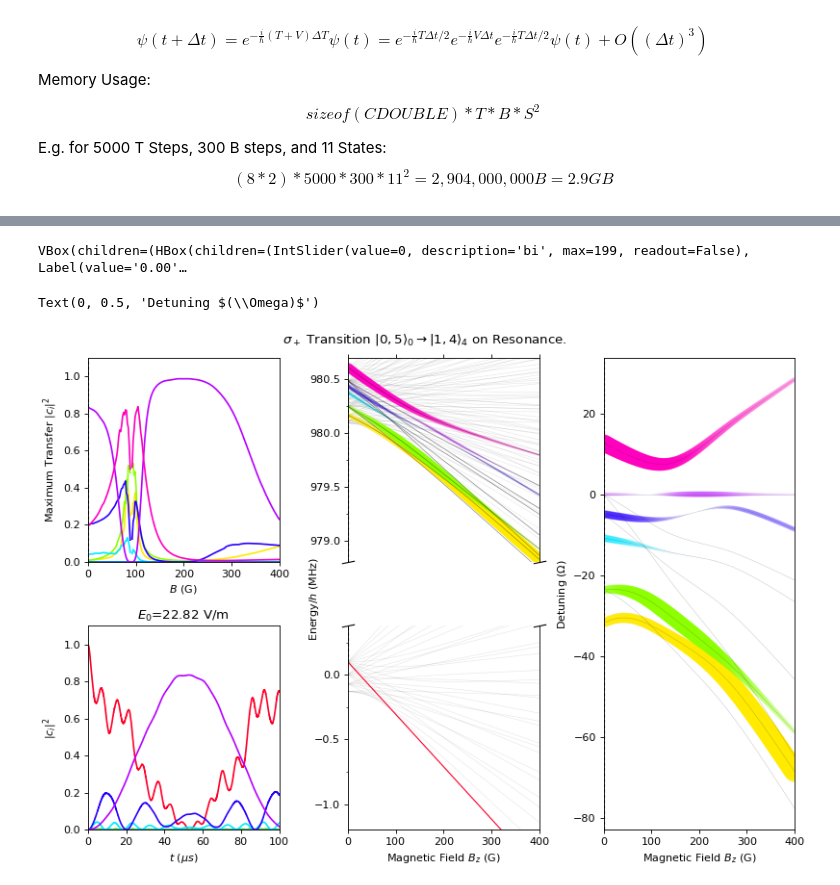
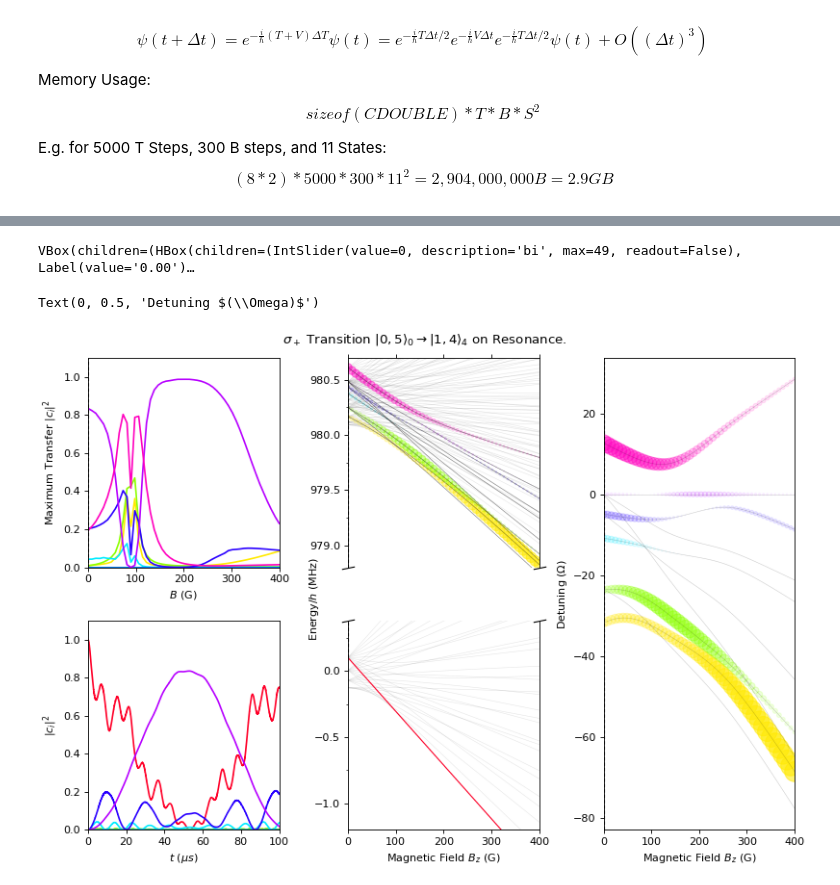
Before and after one commit to tomhepz/MolecularEnergyLevels, a Jupyter notebook: notebooks/diatom-zeeman.ipynb, the cells around one changed output, grey strips where cells are left out. Cells and saved outputs as stored; diff of their text form; code cells hidden in the pictures.

```diff
--- a/notebooks/diatom-zeeman.ipynb
+++ b/notebooks/diatom-zeeman.ipynb
@@ -44,7 +44,7 @@ E = 0 #V/m
 GAUSS = 1e4 # T
 B_MIN = 0.01 / GAUSS # T
 B_MAX = 400 / GAUSS # T
-B_STEPS = 200
+B_STEPS = 50
 
 B, B_STEP_SIZE = np.linspace(B_MIN, B_MAX, B_STEPS, retstep=True) #T
 
@@ -253,7 +253,7 @@ $$
 POLARISATION = -1  # -1,0,1
 DETUNING = 0 # rad/s
 E_0 = 10  # V/m
-AT_B_NUM = 20
+AT_B_NUM = int(B_STEPS/2)
 T_STEPS = 2000
 initial_state_considered_index = 0
 intended_state_considered_index = 3
@@ -425,7 +428,7 @@ with controls["bi"]:
         partial_f = partial(to_plot, si=i)
         iplt.plot(times * 1e6, partial_f,c=STATE_CMAP[i])
 
-    iplt.title(lambda bi: f"$E_0$={E_0[bi]:.2f} V/m")
+    #iplt.title(lambda bi: f"$E_0$={E_0[bi]:.2f} V/m")
 
 ax_rabi_osc.set_xlim(0, PULSE_TIME * 1e6)
 ax_rabi_osc.set_ylim(0, 1.1)
@@ -476,32 +479,32 @@ ax_down_zeeman.yaxis.set_minor_locator(plt.MultipleLocator(0.25))
 lower_in_all=CONSIDERED_STATE_POSITIONS[initial_state_considered_index]
 upper_in_all=CONSIDERED_STATE_POSITIONS[intended_state_considered_index]
 line_ratio = lambda bi, state, limits: (ENERGIES[bi,state].real*1e-6/scipy.constants.h-limits[0])/(limits[1]-limits[0])
 iplt.axvline(x=lambda bi: B[bi]*GAUSS, ymax=lambda bi: line_ratio(bi,upper_in_all,UPPER_LIMS), controls=controls["bi"], ax=ax_up_zeeman, dashes=(3, 2), color='k', linewidth=1)
 iplt.axvline(x=lambda bi: B[bi]*GAUSS, ymin=lambda bi: line_ratio(bi,lower_in_all,LOWER_LIMS), controls=controls["bi"], ax=ax_down_zeeman, dashes=(3, 2), color='k', linewidth=1)
 iplt.axvline(x=lambda bi: B[bi]*GAUSS, controls=controls["bi"], ax=ax_detuning, dashes=(3, 2), color='k', linewidth=1)
 
 # Split axes formatting on zeeman
 ax_up_zeeman.spines.bottom.set_visible(False)
 ax_down_zeeman.spines.top.set_visible(False)
 ax_up_zeeman.xaxis.tick_top()
 ax_up_zeeman.tick_params(labeltop=False)
 ax_down_zeeman.xaxis.tick_bottom()
 d = .2  # proportion of vertical to horizontal extent of the slanted line
 kwargs = dict(marker=[(-1, -d), (1, d)], markersize=12, linestyle="none", color='k', mec='k', mew=1, clip_on=False)
 ax_up_zeeman.plot([0, 1], [0, 0], transform=ax_up_zeeman.transAxes, **kwargs)
 ax_down_zeeman.plot([0, 1], [1, 1], transform=ax_down_zeeman.transAxes, **kwargs)
 
 # Setup detuning plot
 ax_detuning.set_xlim(0, B_MAX * GAUSS)
 ax_detuning.set_xlabel("Magnetic Field $B_z$ (G)")
 ax_detuning.set_ylabel("Detuning $(\Omega)$")
 #ax_detuning.yaxis.set_major_locator(plt.MultipleLocator(5))
 #ax_detuning.yaxis.set_minor_locator(plt.MultipleLocator(2.5))
 
 #anim = controls.save_animation("bsliding{}-{}-{}.mp4".format(*intended_state_label), fig, "bi", interval=100)
 
 #fig.show()
 # %% [output]
-VBox(children=(HBox(children=(IntSlider(value=0, description='bi', max=199, readout=False), Label(value='0.00'…
+VBox(children=(HBox(children=(IntSlider(value=0, description='bi', max=49, readout=False), Label(value='0.00')…
 Text(0, 0.5, 'Detuning $(\\Omega)$')
-[figure, old version]
+[figure, new version]
```
Also changed, not shown: parts of 6 cells of this notebook, 3 other files.
